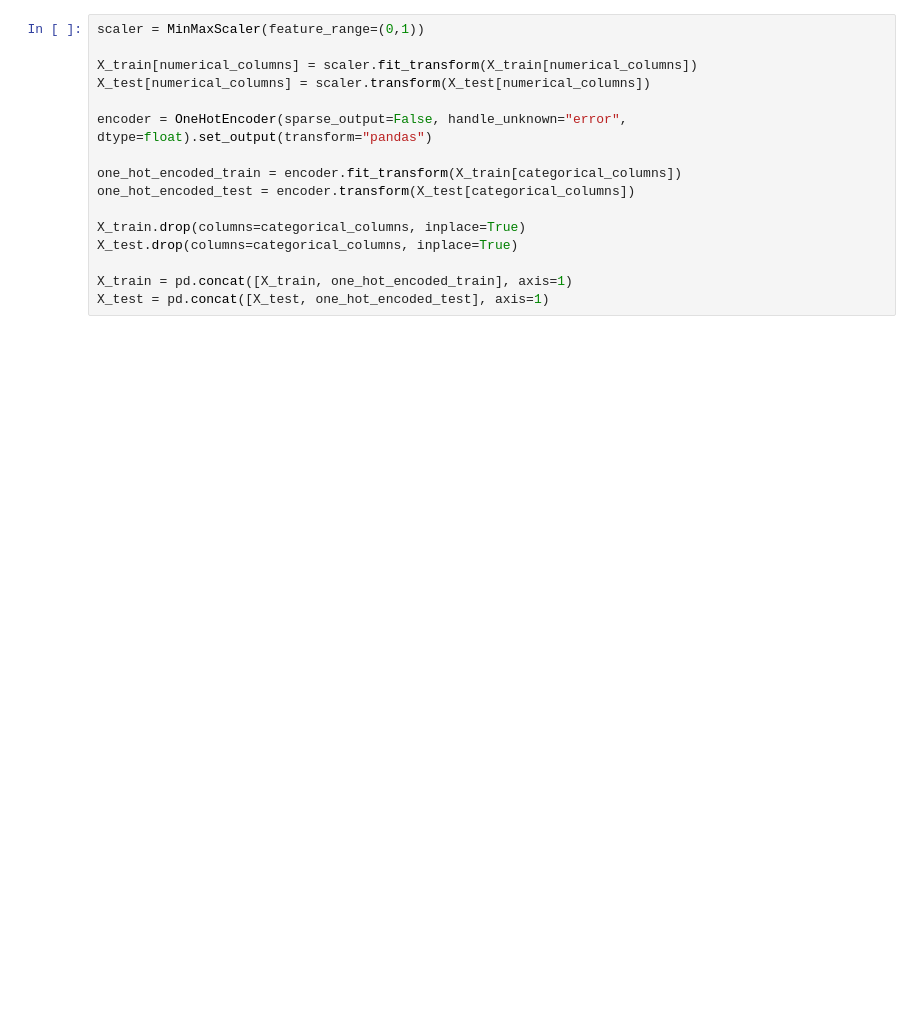
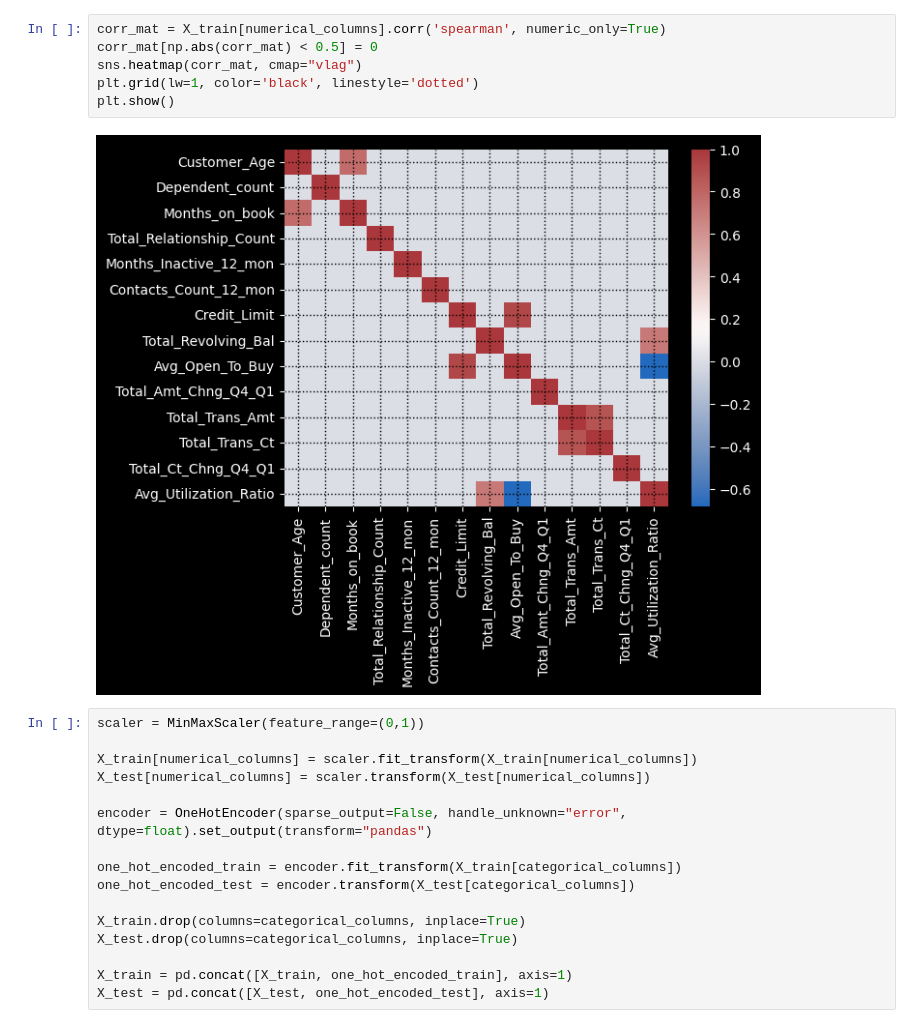
Before and after one commit to dxzielinski/Churn-Classification, a Jupyter notebook: Explanatory_Analysis-Interpreting.ipynb, the cells around one changed output. Saved outputs shown, nothing was run; the diff lists cells and outputs as text; blank space fills up the shorter version.

```diff
--- a/Explanatory_Analysis-Interpreting.ipynb
+++ b/Explanatory_Analysis-Interpreting.ipynb
@@ -38,3 +54,11 @@ categorical_columns = X_train.select_dtypes(include='object').columns
+# %%
+corr_mat = X_train[numerical_columns].corr('spearman', numeric_only=True)
+corr_mat[np.abs(corr_mat) < 0.5] = 0
+sns.heatmap(corr_mat, cmap="vlag")
+plt.grid(lw=1, color='black', linestyle='dotted')
+plt.show()
+# %% [output]
+[figure, added]
 # %%
 scaler = MinMaxScaler(feature_range=(0,1))
 
```
Also changed, not shown: parts of 7 cells of this notebook, 4 other files.
